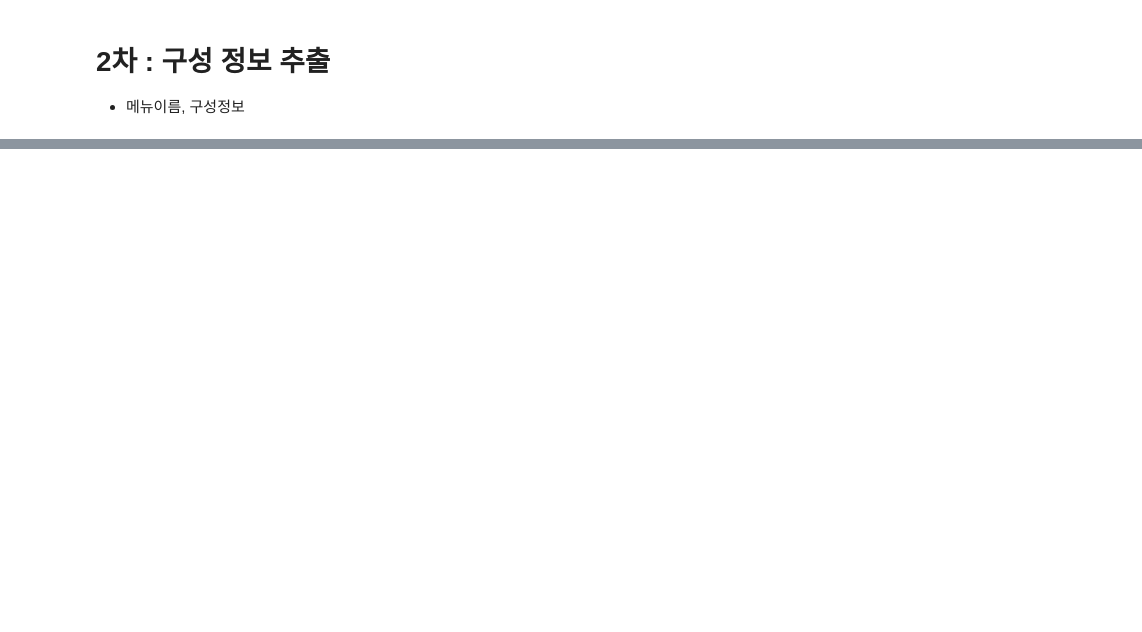
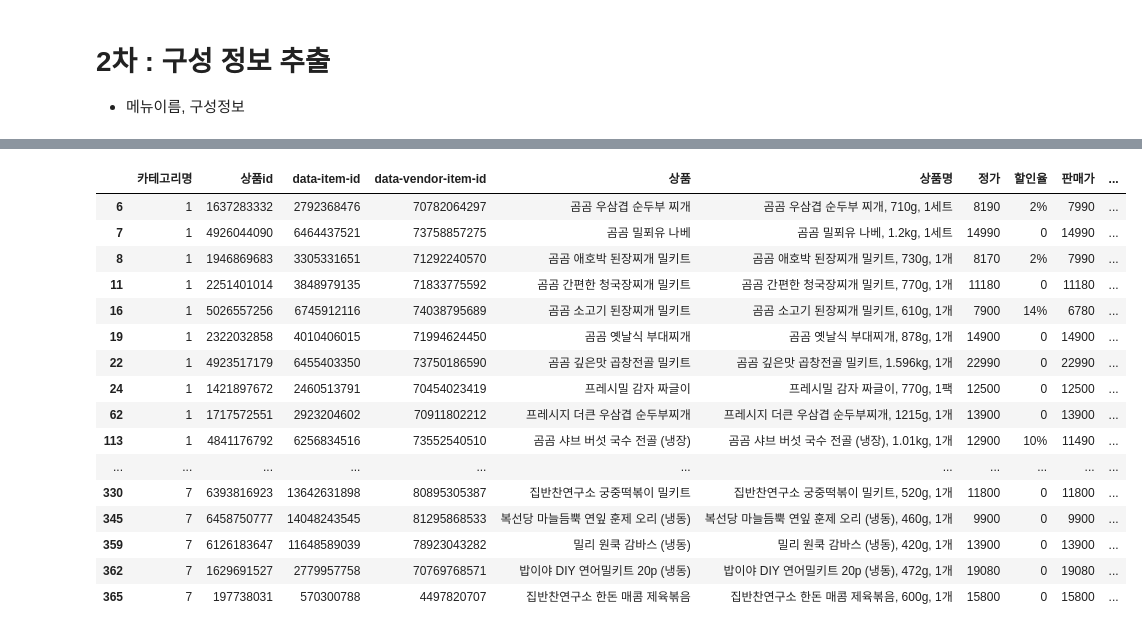
Before and after one commit to dajeong25/KDT_team4_FinalPJT, a Jupyter notebook: 01_웹크롤링/쿠팡크롤링.ipynb, the cells around one changed output, grey strips where cells are left out. Drawn from its saved outputs; the diff is of its cells as text; code cells hidden in the pictures; blank space fills up the shorter version.

```diff
--- a/01_웹크롤링/쿠팡크롤링.ipynb
+++ b/01_웹크롤링/쿠팡크롤링.ipynb
@@ -38,7 +40,6 @@ def category_number(categoryId, category):
 
 #1차 쿠팡 상품 리스트 전처리 함수
 def first_preprocessing(cg_soup, category_num):
-
     #상품id, data-item-id, data-vendor-item-id
     bady_pdt = cg_soup.select_one("a.baby-product-link")
     productId = bady_pdt['data-product-id']
@@ -88,5 +89,21 @@ def first_preprocessing(cg_soup, category_num):
                                 , '100g당_가격':unit_price, '별점':star, '리뷰수':rating_count, '품절여부':out_of_stock}
                                 , index=[0])
     return coupang_item
+
+
+#해당 카테고리의 페이지 전체 수 가져오기
+def page_number(categoryId, user_agt):
+    URL = 'https://www.coupang.com/np/categories/'+categoryId+"?page=1"
+    cg_soup_base = get_coupang_item(URL, user_agt)
+    page_all = cg_soup_base.select('#product-list-paging > div > a')
+    page_list = []
+    for page_num in page_all:
+        page_num = page_num.text
+        try:
+            page_num = int(page_num)
+            page_list.append(page_num)
+        except:
+            pass
+    return page_list[-1]
 # %% [markdown]
 ## 쿠팡 상품 리스트 추출 실행부
@@ -213,23 +177,21 @@ for idx in range(len(coupang_items)):
     pdt_soup = get_coupang_item(URL, user_agt)
 
     all = pdt_soup.find('body').children
-    cnt = 0
+    info_of_organization = 0
     for item in all:
-        s = item.text.strip()
-        if cnt == 2:
+        s = item.text.strip().replace('\n','')
+        if '로 구성' in s:
             info_of_organization = s
-            cnt = 3
+        elif '구성과 단위' in s :
+            info_of_organization=s
 
-        elif cnt == 1:
-            cnt = 2
+    #4차: 구성정보가 없으면 결측값 처리
+    if info_of_organization==0:
+        info_of_organization = np.NaN
 
-        elif '구성 정보' in s: #해당 상세페이지에
-            #print(s)
-            cnt = 1
-    if not cnt==3:
-        info_of_organization = np.NaN
     data_item = pd.DataFrame({'상품id':productId, '구성정보':info_of_organization}, index=[0])
     data_items = pd.concat([data_items, data_item], ignore_index=True)
+
 data_items.info()
 # %% [output]
 <class 'pandas.core.frame.DataFrame'>
@@ -284,0 +206,3 @@ memory usage: 4.2+ KB
+# %%
+coupang = pd.merge(coupang_items, data_items)
+coupang.to_csv('coupang_filtering.csv')
@@ -284,0 +229,20 @@ memory usage: 4.2+ KB
+# %%
+coupang.loc[coupang['구성정보'].isnull()]
+# %% [output]
+|  | 카테고리명 | 상품id | data-item-id | data-vendor-item-id | 상품 | 상품명 | 정가 | 할인율 | 판매가 | ... |
+| 6 | 1 | 1637283332 | 2792368476 | 70782064297 | 곰곰 우삼겹 순두부 찌개 | 곰곰 우삼겹 순두부 찌개, 710g, 1세트 | 8190 | 2% | 7990 | ... |
+| 7 | 1 | 4926044090 | 6464437521 | 73758857275 | 곰곰 밀푀유 나베 | 곰곰 밀푀유 나베, 1.2kg, 1세트 | 14990 | 0 | 14990 | ... |
+| 8 | 1 | 1946869683 | 3305331651 | 71292240570 | 곰곰 애호박 된장찌개 밀키트 | 곰곰 애호박 된장찌개 밀키트, 730g, 1개 | 8170 | 2% | 7990 | ... |
+| 11 | 1 | 2251401014 | 3848979135 | 71833775592 | 곰곰 간편한 청국장찌개 밀키트 | 곰곰 간편한 청국장찌개 밀키트, 770g, 1개 | 11180 | 0 | 11180 | ... |
+| 16 | 1 | 5026557256 | 6745912116 | 74038795689 | 곰곰 소고기 된장찌개 밀키트 | 곰곰 소고기 된장찌개 밀키트, 610g, 1개 | 7900 | 14% | 6780 | ... |
+| 19 | 1 | 2322032858 | 4010406015 | 71994624450 | 곰곰 옛날식 부대찌개 | 곰곰 옛날식 부대찌개, 878g, 1개 | 14900 | 0 | 14900 | ... |
+| 22 | 1 | 4923517179 | 6455403350 | 73750186590 | 곰곰 깊은맛 곱창전골 밀키트 | 곰곰 깊은맛 곱창전골 밀키트, 1.596kg, 1개 | 22990 | 0 | 22990 | ... |
+| 24 | 1 | 1421897672 | 2460513791 | 70454023419 | 프레시밀 감자 짜글이 | 프레시밀 감자 짜글이, 770g, 1팩 | 12500 | 0 | 12500 | ... |
+| 62 | 1 | 1717572551 | 2923204602 | 70911802212 | 프레시지 더큰 우삼겹 순두부찌개 | 프레시지 더큰 우삼겹 순두부찌개, 1215g, 1개 | 13900 | 0 | 13900 | ... |
+| 113 | 1 | 4841176792 | 6256834516 | 73552540510 | 곰곰 샤브 버섯 국수 전골 (냉장) | 곰곰 샤브 버섯 국수 전골 (냉장), 1.01kg, 1개 | 12900 | 10% | 11490 | ... |
+| ... | ... | ... | ... | ... | ... | ... | ... | ... | ... | ... |
+| 330 | 7 | 6393816923 | 13642631898 | 80895305387 | 집반찬연구소 궁중떡볶이 밀키트 | 집반찬연구소 궁중떡볶이 밀키트, 520g, 1개 | 11800 | 0 | 11800 | ... |
+| 345 | 7 | 6458750777 | 14048243545 | 81295868533 | 복선당 마늘듬뿍 연잎 훈제 오리 (냉동) | 복선당 마늘듬뿍 연잎 훈제 오리 (냉동), 460g, 1개 | 9900 | 0 | 9900 | ... |
+| 359 | 7 | 6126183647 | 11648589039 | 78923043282 | 밀리 원쿡 감바스 (냉동) | 밀리 원쿡 감바스 (냉동), 420g, 1개 | 13900 | 0 | 13900 | ... |
+| 362 | 7 | 1629691527 | 2779957758 | 70769768571 | 밥이야 DIY 연어밀키트 20p (냉동) | 밥이야 DIY 연어밀키트 20p (냉동), 472g, 1개 | 19080 | 0 | 19080 | ... |
+| 365 | 7 | 197738031 | 570300788 | 4497820707 | 집반찬연구소 한돈 매콤 제육볶음 | 집반찬연구소 한돈 매콤 제육볶음, 600g, 1개 | 15800 | 0 | 15800 | ... |
```
Also changed, not shown: parts of 12 cells of this notebook.
